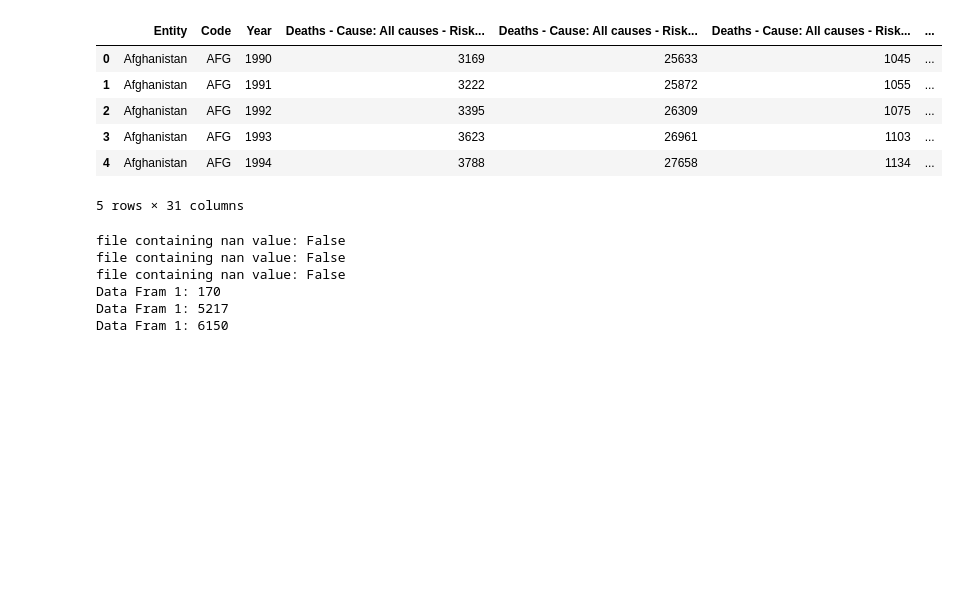
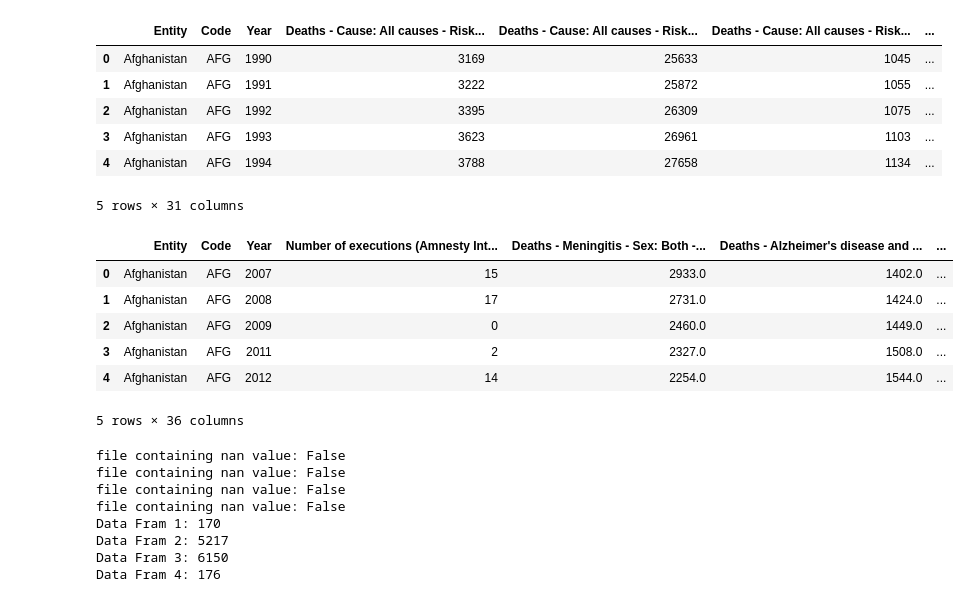
Before and after one commit to ezztherose/TIA-Scraping, a Jupyter notebook: notebook/check.ipynb, the cells around one changed output. Cells and saved outputs as stored; diff of their text form; code cells hidden in the pictures; blank space fills up the shorter version.

```diff
--- a/notebook/check.ipynb
+++ b/notebook/check.ipynb
@@ -28,16 +28,20 @@ Info:
 df1 = pd.read_csv('../data/plastic-pollution.csv')
 df2 = pd.read_csv('../data/armed-forces-personnel.csv')
 df3 = pd.read_csv('../data/number-of-deaths-by-risk-factor.csv')
+df4 = pd.read_csv('../data/annual-number-of-deaths-by-cause.csv')
 
 print(f"file containing nan value: {df1.isnull().values.any()}")
 print(f"file containing nan value: {df2.isnull().values.any()}")
 print(f"file containing nan value: {df3.isnull().values.any()}")
+print(f"file containing nan value: {df4.isnull().values.any()}")
 
 print(f'Data Fram 1: {len(df1)}')
 print(f'Data Fram 2: {len(df2)}')
-print(f'Data Fram 2: {len(df3)}')
+print(f'Data Fram 3: {len(df3)}')
+print(f'Data Fram 4: {len(df4)}')
 
 df1 = df1.dropna()
 df2 = df2.dropna()
 df3 = df3.dropna()
+df4 = df4.dropna()
 # %% [output]
@@ -75,19 +81,33 @@ df3.head()
 | 3 | Afghanistan | AFG | 1993 | 3623 | 26961 | 1103 | ... |
 | 4 | Afghanistan | AFG | 1994 | 3788 | 27658 | 1134 | ... |
 5 rows × 31 columns
+# %%
+df4.head()
+# %% [output]
+|  | Entity | Code | Year | Number of executions (Amnesty Int... | Deaths - Meningitis - Sex: Both -... | Deaths - Alzheimer's disease and ... | ... |
+| 0 | Afghanistan | AFG | 2007 | 15 | 2933.0 | 1402.0 | ... |
+| 1 | Afghanistan | AFG | 2008 | 17 | 2731.0 | 1424.0 | ... |
+| 2 | Afghanistan | AFG | 2009 | 0 | 2460.0 | 1449.0 | ... |
+| 3 | Afghanistan | AFG | 2011 | 2 | 2327.0 | 1508.0 | ... |
+| 4 | Afghanistan | AFG | 2012 | 14 | 2254.0 | 1544.0 | ... |
+5 rows × 36 columns
 # %%
 print(f"file containing nan value: {df1.isnull().values.any()}")
 print(f"file containing nan value: {df2.isnull().values.any()}")
 print(f"file containing nan value: {df3.isnull().values.any()}")
+print(f"file containing nan value: {df4.isnull().values.any()}")
 
 
 print(f'Data Fram 1: {len(df1)}')
-print(f'Data Fram 1: {len(df2)}')
-print(f'Data Fram 1: {len(df3)}')
+print(f'Data Fram 2: {len(df2)}')
+print(f'Data Fram 3: {len(df3)}')
+print(f'Data Fram 4: {len(df4)}')
 # %% [output]
+file containing nan value: False
 file containing nan value: False
 file containing nan value: False
 file containing nan value: False
 Data Fram 1: 170
-Data Fram 1: 5217
-Data Fram 1: 6150
+Data Fram 2: 5217
+Data Fram 3: 6150
+Data Fram 4: 176
```
Also changed, not shown: parts of 1 cell of this notebook, 1 other file.
